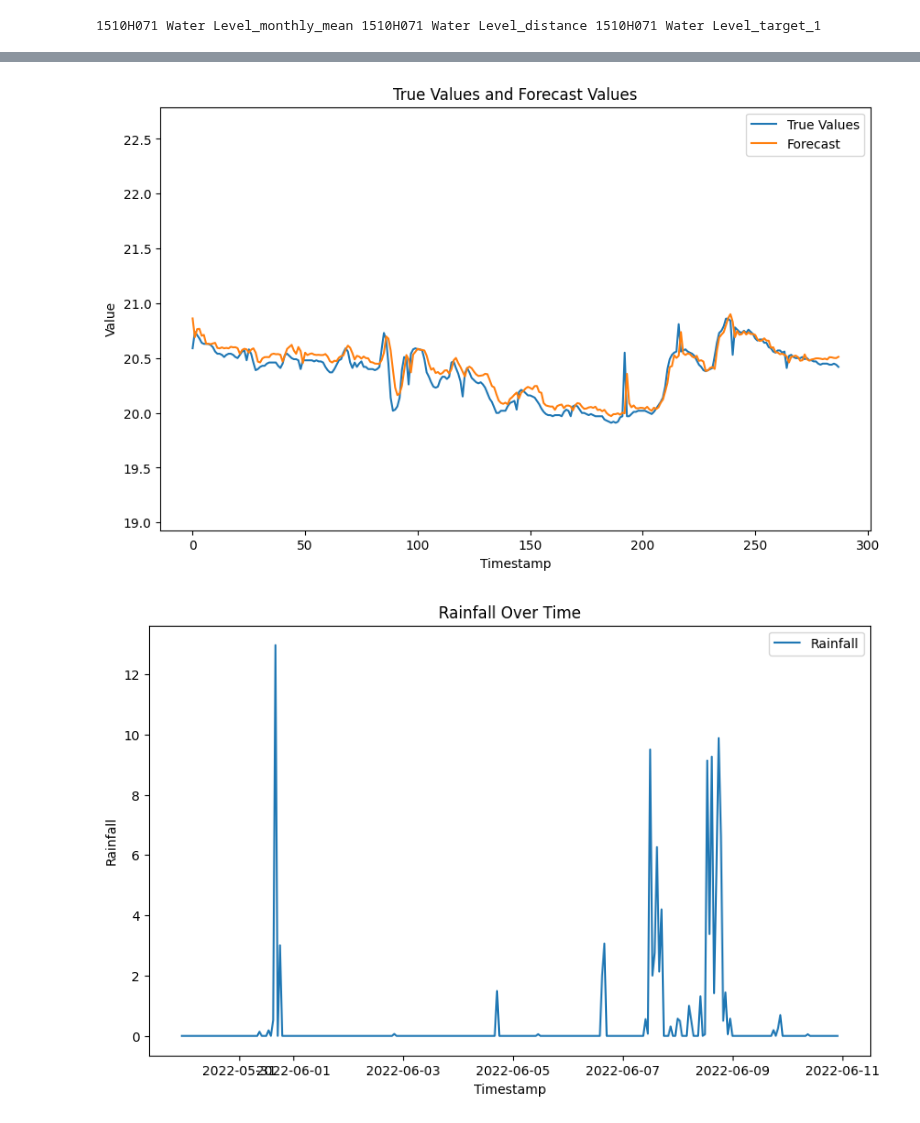
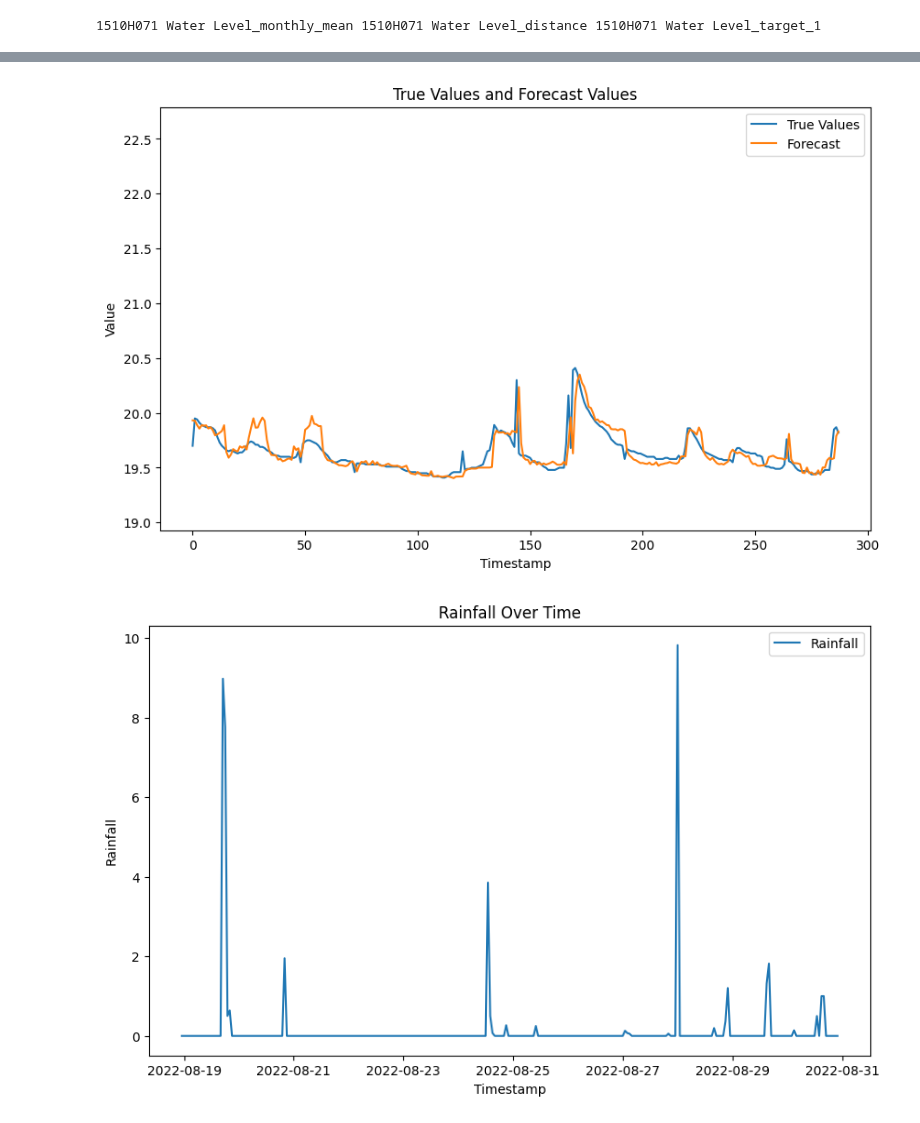
Before and after one commit to wenyi22/-, a Jupyter notebook: water level lest.ipynb, the cells around one changed output, grey strips where cells are left out. Cells and saved outputs as stored; diff of their text form; code cells hidden in the pictures.

```diff
--- a/water level lest.ipynb
+++ b/water level lest.ipynb
@@ -26,7 +27,7 @@ from tensorflow.keras.layers import LSTM, Dense
 from sklearn.metrics import r2_score
 
 # 讀取數據
-data_path = data_path2
+data_path = data_path1
 data = pd.read_csv(data_path)
 
 # 定義 時間索引 欄位
@@ -478,12 +488,19 @@ def forecast_from_timestamp(timestamp_str, steps=288):
         'MAPE Score': mape_scores
     })
 
+    avg_scores_df = pd.DataFrame({
+        'Metric': ['Average R²', 'Average MAPE'],
+        'Score': [avg_r2, avg_mape]
+    })
+
 
     descriptive_filename = f"{timestamp_str.replace(' ', '_').replace(':', '-')}_{target_column_name}.xlsx"
 
     with pd.ExcelWriter(descriptive_filename) as writer:
         results_df[['Step', 'True Values', 'Forecast Values']].to_excel(writer, sheet_name='Values', index=False)
         results_df[['Step', 'R² Score', 'MAPE Score']].to_excel(writer, sheet_name='Scores', index=False)
+
+        avg_scores_df.to_excel(writer, sheet_name='Scores', startrow=len(results_df) + 2, index=False)
 
     print(f"The results have been saved to '{descriptive_filename}'")
 
@@ -496,9 +513,16 @@ def forecast_from_timestamp(timestamp_str, steps=288):
     plt.ylabel('Value')
     plt.title('True Values and Forecast Values')
     plt.ylim(global_min, global_max)  # 設定y軸的限制
+    if not os.path.exists("picture"):
+        os.makedirs("picture")
+
+    # 保存图像到 'picture' 文件夹
+    plt.savefig(f'{descriptive_filename}.png')
     plt.show()
 
 
 # 使用函數進行預測
-forecast_from_timestamp(prd_timestamp)
+forecast_from_timestamp(prd_timestamp1)
+forecast_from_timestamp(prd_timestamp2)
+forecast_from_timestamp(prd_timestamp3)
 # %% [output]
@@ -576,58 +579,52 @@ def forecast_from_timestamp(timestamp_str, steps=288):
     idx_start = data.index.get_loc(data.loc[data.index >= timestamp].index[0])
     idx_end = idx_start + steps
 
-    # 获取对应的X_test和y_test
     X_test = scaled_data.iloc[idx_start:idx_end].drop([target_column_name], axis=1).reset_index(drop=True)
     y_test = scaled_data.iloc[idx_start:idx_end][target_column_name].reset_index(drop=True)
 
-    # 进行多步预测
+    # 多部預測
     forecast, true_values, r2_scores, mape_scores = recursive_forecast(model, X_test, y_test, steps=steps)
 
-    # 真实值与预测值绘图
+    # 真實值與預測值繪圖
     plt.figure(figsize=(10,6))
     plt.plot(true_values, label='True Values')
     plt.plot(forecast, label='Forecast')
     plt.legend()
     plt.xlabel('Timestamp')
     plt.ylabel('Value')
     plt.title('True Values and Forecast Values')
     plt.ylim(global_min, global_max)  # 设定y轴的限制
     plt.show()
 
-    # 从scaled_data获取缩放的雨量数据
+    # 獲得雨量數據
     scaled_rainfall = scaled_data.iloc[idx_start:idx_end][columns2].values.reshape(-1,1)
 
-    # 创建一个包含所有特征的缩放版本的新数据帧
+    # 創建副本
     all_features_scaled = scaled_data.iloc[idx_start:idx_end].drop([target_column_name], axis=1).copy()
 
-    # 用您想要反转缩放的值替换雨量特征列的值
+    # 反標準化的直替代雨量的值
     all_features_scaled[columns2] = scaled_rainfall.ravel()
 
-    # 反标准化所有特征
+    # 反標準化
     all_features_original = scaler.inverse_transform(all_features_scaled.values)
 
-    # 获取反标准化的雨量特征列
+    # 獲得雨量反標準化特徵
     original_rainfall = all_features_original[:, scaled_data.columns.get_loc(columns2)]
-
-    # 为雨量创建一个新的图
+    # 繪製
     plt.figure(figsize=(10,6))
-
-    # 绘制雨量数据
     plt.plot(data.index[idx_start:idx_end], original_rainfall, label='Rainfall')
-
-    # 添加标签和标题
     plt.xlabel('Timestamp')
     plt.ylabel('Rainfall')
     plt.title('Rainfall Over Time')
     plt.legend()
-
-    # 显示图
     plt.show()
 
     return forecast, true_values, r2_scores, mape_scores
 
-# 使用新建的函数进行预测
-forecast_from_timestamp(prd_timestamp)
+# 使用函數進行預測
+forecast_from_timestamp(prd_timestamp1)
+forecast_from_timestamp(prd_timestamp2)
+forecast_from_timestamp(prd_timestamp3)
 # %% [output]
-[figure, old version]
+[figure, new version]
-[figure, old version]
+[figure, new version]
```
Also changed, not shown: parts of 6 cells of this notebook.
